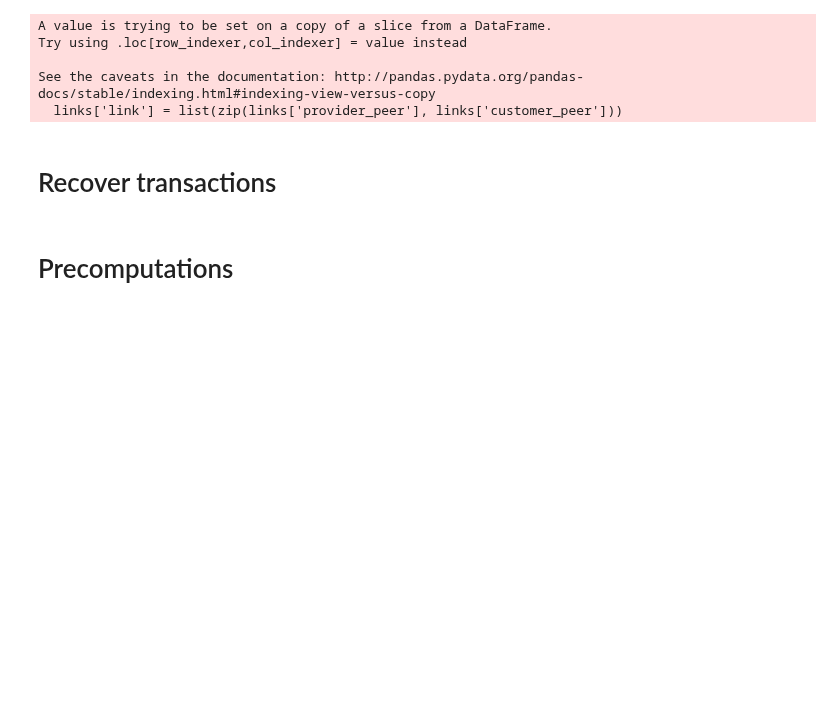
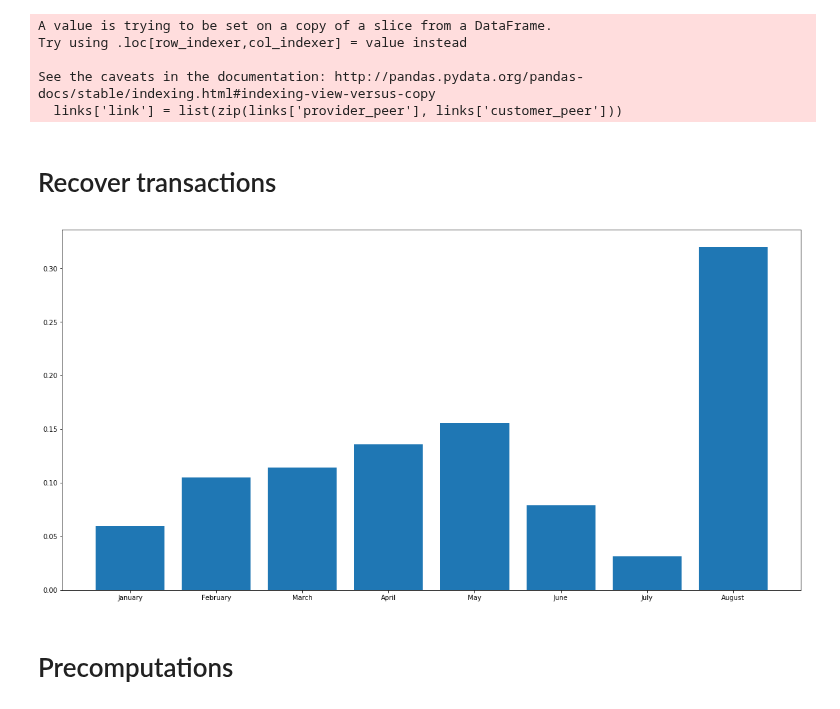
Before and after one commit to dedis/student_19_ripple-partition, a Jupyter notebook: find_match.ipynb, the cells around one changed output. Cells and saved outputs as stored; diff of their text form; code cells hidden in the pictures; blank space fills up the shorter version.

Commit message:
Add analysis month by month

```diff
--- a/find_match.ipynb
+++ b/find_match.ipynb
@@ -35,6 +35,16 @@ transactions_may = transactions[transactions['date'] == '2017-05']
 transactions_jun = transactions[transactions['date'] == '2017-06']
 transactions_jul = transactions[transactions['date'] == '2017-07']
 transactions_aug = transactions[transactions['date'] == '2017-08']
+transactions_list = [transactions_jan, transactions_feb, transactions_mar, transactions_apr, transactions_may, transactions_jun, transactions_jul, transactions_aug]
+# %%
+transactions_distrib = [(months[i],transactions_list[i]['amount'].sum()/transactions['amount'].sum()) for i in range(len(transactions_list))]
+# %%
+plt.figure(figsize=(20,10))
+plt.bar(range(len(transactions_distrib)), [val[1] for val in transactions_distrib], align='center')
+plt.xticks(range(len(transactions_distrib)), [val[0] for val in transactions_distrib])
+plt.show()
+# %% [output]
+[figure, added]
 # %% [markdown]
 # Precomputations
 # %%
```
Also changed, not shown: parts of 10 cells of this notebook.
